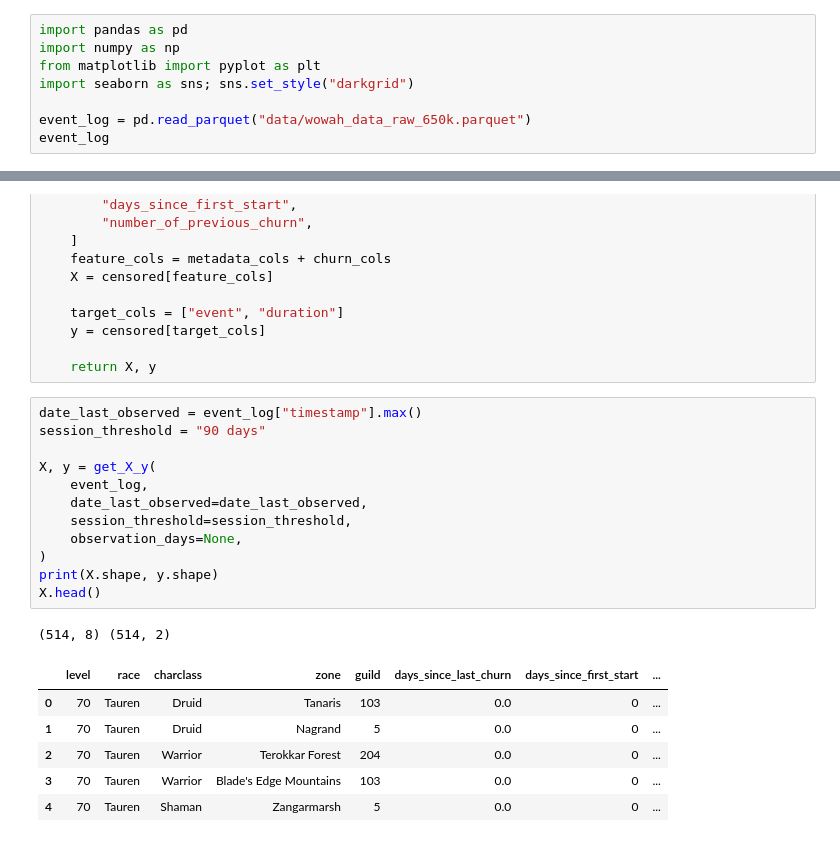
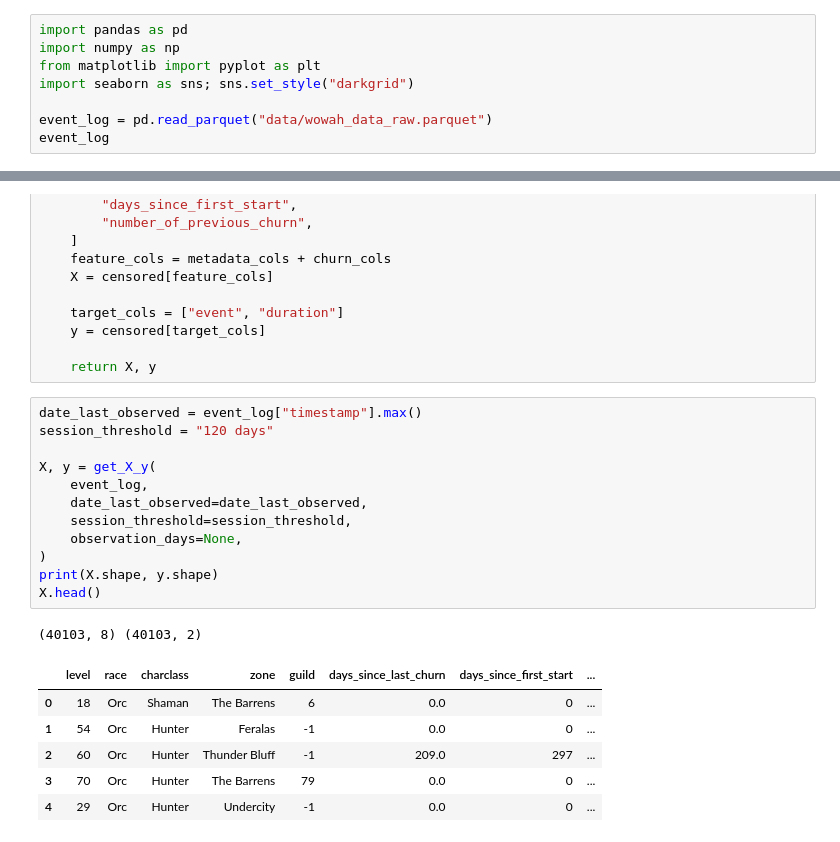
Before and after one commit to Vincent-Maladiere/survival-analysis-demo, a Jupyter notebook: content/tutorial_part_2.ipynb, the cells around one changed output, grey strips where cells are left out. Saved outputs shown, nothing was run; the diff lists cells and outputs as text.

```diff
--- a/content/tutorial_part_2.ipynb
+++ b/content/tutorial_part_2.ipynb
@@ -24,7 +24,7 @@ import numpy as np
 from matplotlib import pyplot as plt
 import seaborn as sns; sns.set_style("darkgrid")
 
-event_log = pd.read_parquet("data/wowah_data_raw_650k.parquet")
+event_log = pd.read_parquet("data/wowah_data_raw.parquet")
 event_log
 # %% [output]
 |  | char | level | race | charclass | zone | guild | timestamp |
@@ -259,21 +259,21 @@ def get_X_y(
     return X, y
 # %%
 date_last_observed = event_log["timestamp"].max()
-session_threshold = "90 days"
+session_threshold = "120 days"
 
 X, y = get_X_y(
     event_log,
     date_last_observed=date_last_observed,
     session_threshold=session_threshold,
     observation_days=None,
 )
 print(X.shape, y.shape)
 X.head()
 # %% [output]
-(514, 8) (514, 2)
+(40103, 8) (40103, 2)
 |  | level | race | charclass | zone | guild | days_since_last_churn | days_since_first_start | ... |
-| 0 | 70 | Tauren | Druid | Tanaris | 103 | 0.0 | 0 | ... |
-| 1 | 70 | Tauren | Druid | Nagrand | 5 | 0.0 | 0 | ... |
-| 2 | 70 | Tauren | Warrior | Terokkar Forest | 204 | 0.0 | 0 | ... |
-| 3 | 70 | Tauren | Warrior | Blade's Edge Mountains | 103 | 0.0 | 0 | ... |
-| 4 | 70 | Tauren | Shaman | Zangarmarsh | 5 | 0.0 | 0 | ... |
+| 0 | 18 | Orc | Shaman | The Barrens | 6 | 0.0 | 0 | ... |
+| 1 | 54 | Orc | Hunter | Feralas | -1 | 0.0 | 0 | ... |
+| 2 | 60 | Orc | Hunter | Thunder Bluff | -1 | 209.0 | 297 | ... |
+| 3 | 70 | Orc | Hunter | The Barrens | 79 | 0.0 | 0 | ... |
+| 4 | 29 | Orc | Hunter | Undercity | -1 | 0.0 | 0 | ... |
```
Also changed, not shown: parts of 10 cells of this notebook, 5 other files.
